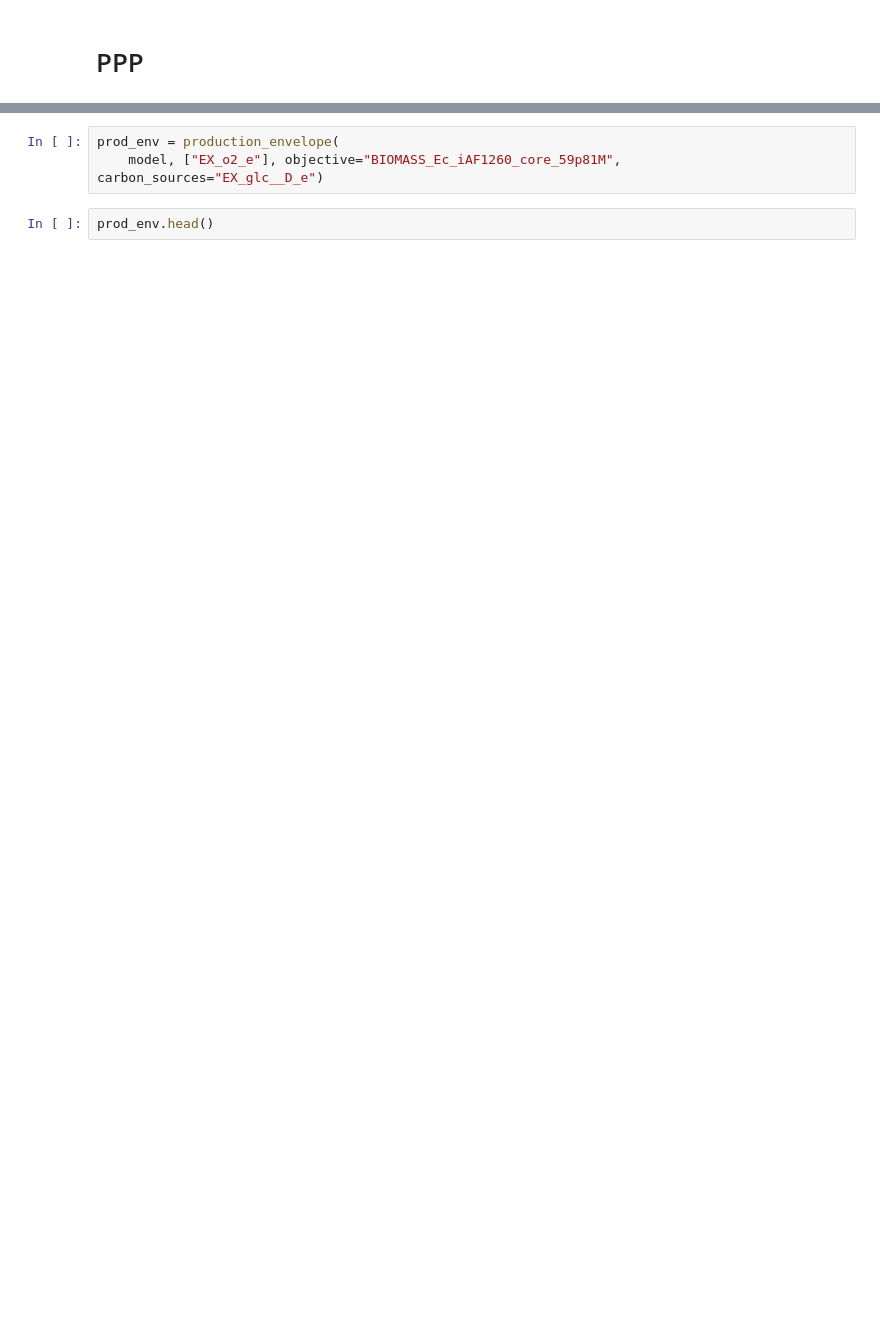
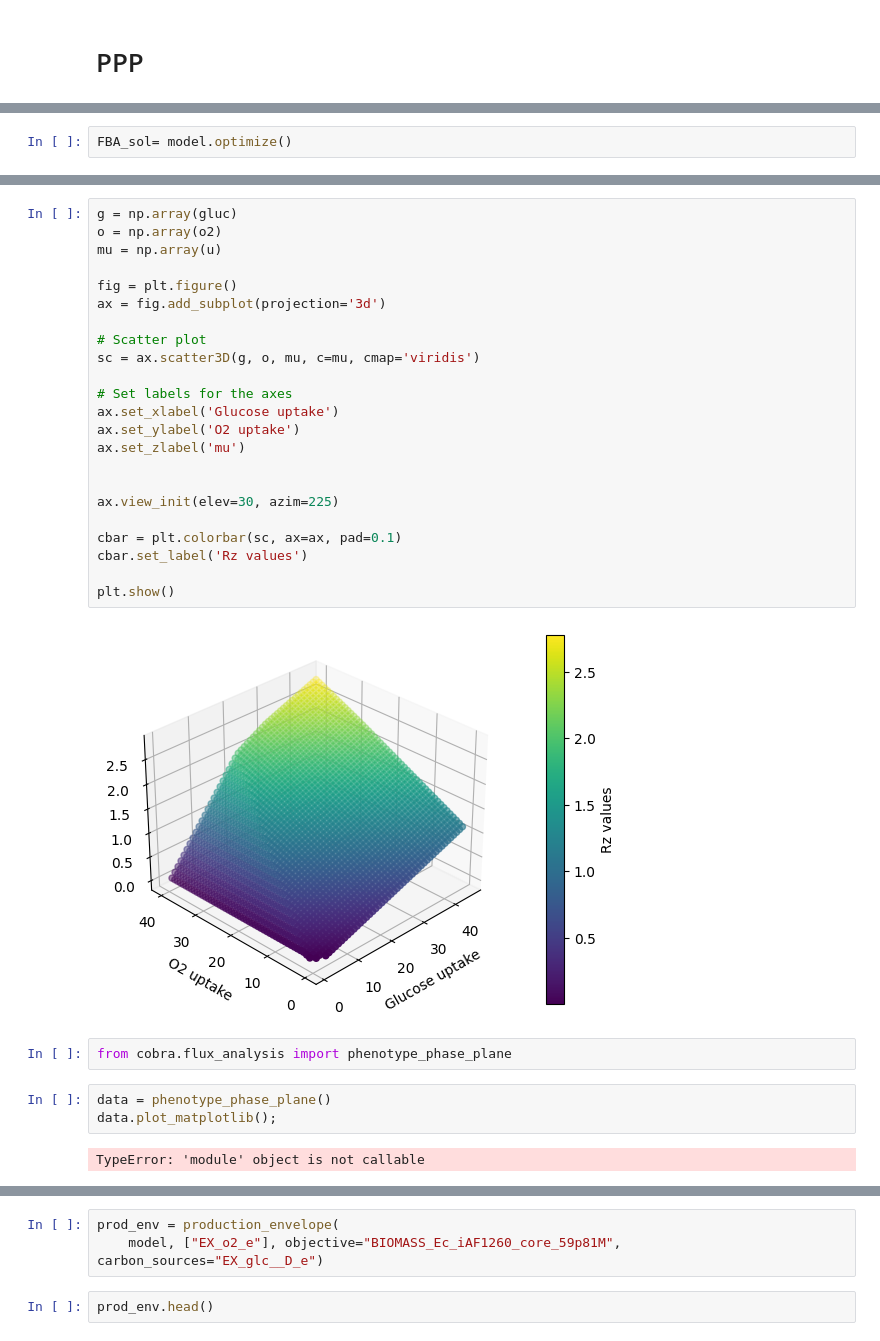
Before and after one commit to natifernandezs/Redes_Metabolicas, a Jupyter notebook: Redesmetabolicas.ipynb, the cells around one changed output, grey strips where cells are left out. Saved outputs shown, nothing was run; the diff lists cells and outputs as text; blank space fills up the shorter version.

```diff
--- a/Redesmetabolicas.ipynb
+++ b/Redesmetabolicas.ipynb
@@ -149,0 +168,2 @@ Primer valor no nulo de etanol: q_ethanol = 0.13750565462536482, mu = 1.64650949
+# %%
+FBA_sol= model.optimize()
@@ -149,0 +218,32 @@ Primer valor no nulo de etanol: q_ethanol = 0.13750565462536482, mu = 1.64650949
+# %%
+g = np.array(gluc)
+o = np.array(o2)
+mu = np.array(u)
+
+fig = plt.figure()
+ax = fig.add_subplot(projection='3d')
+
+# Scatter plot
+sc = ax.scatter3D(g, o, mu, c=mu, cmap='viridis')
+
+# Set labels for the axes
+ax.set_xlabel('Glucose uptake')
+ax.set_ylabel('O2 uptake')
+ax.set_zlabel('mu')
+
+
+ax.view_init(elev=30, azim=225)
+
+cbar = plt.colorbar(sc, ax=ax, pad=0.1)
+cbar.set_label('Rz values')
+
+plt.show()
+# %% [output]
+[figure, added]
+# %%
+from cobra.flux_analysis import phenotype_phase_plane
+# %%
+data = phenotype_phase_plane()
+data.plot_matplotlib();
+# %% [output]
+TypeError: 'module' object is not callable
```
Also changed, not shown: parts of 15 cells of this notebook.
